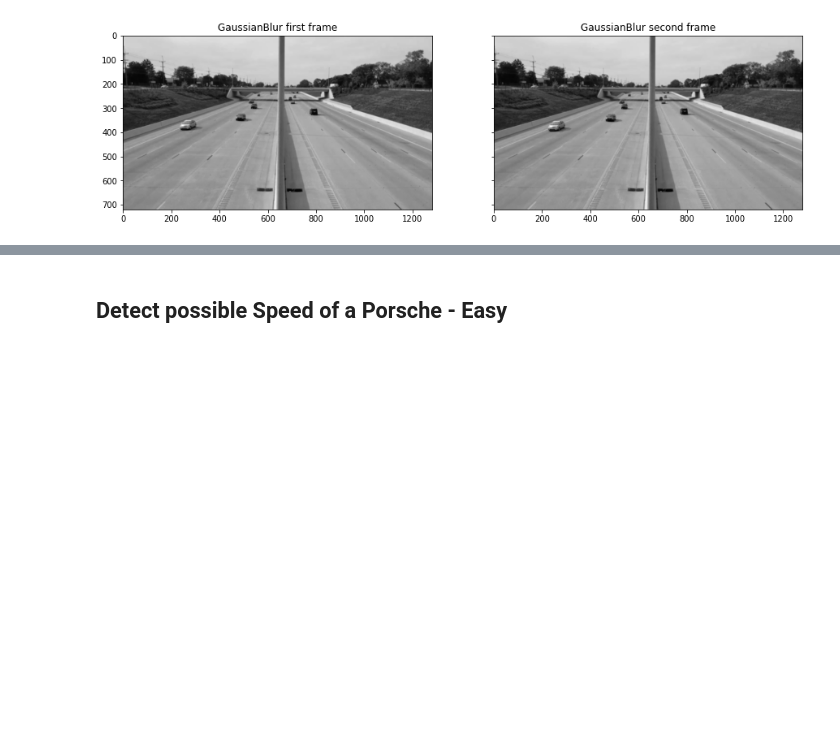
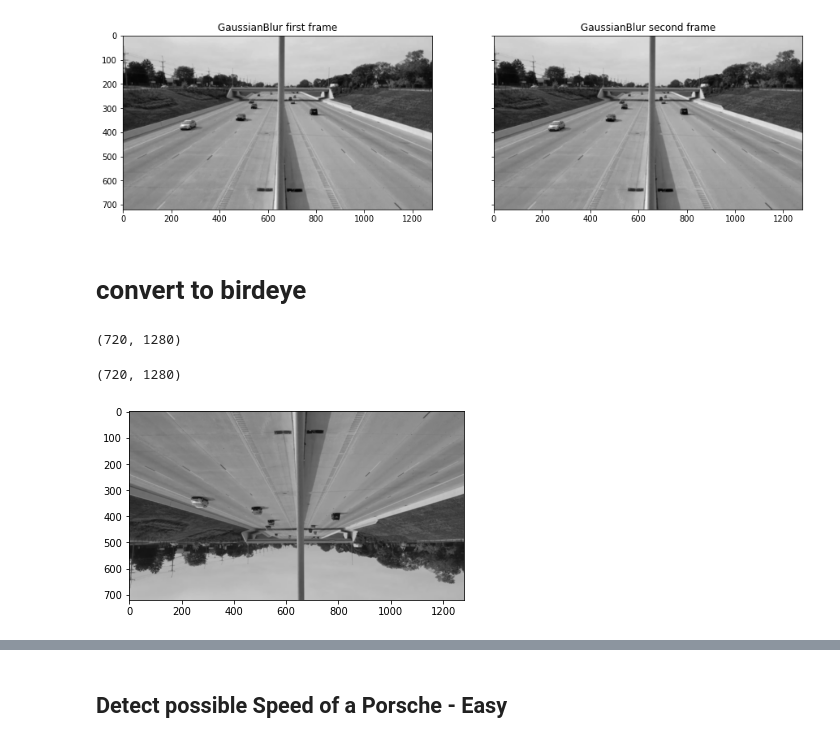
Before and after one commit to porscheofficial/speed-estimation-traffic-monitoring, a Jupyter notebook: notebooks/Proto_Pipe.ipynb, the cells around one changed output, grey strips where cells are left out. Saved outputs shown, nothing was run; the diff lists cells and outputs as text; code cells hidden in the pictures; blank space fills up the shorter version.

```diff
--- a/notebooks/Proto_Pipe.ipynb
+++ b/notebooks/Proto_Pipe.ipynb
@@ -69,3 +69,20 @@ img2 = cv2.GaussianBlur(img2,(5,5),0)
 plot_image([img1, img2], cmap='gray', captions=["GaussianBlur first frame", "GaussianBlur second frame"])
 # %% [output]
 [figure]
+# %% [markdown]
+# convert to birdeye
+# %%
+img1.shape
+# %% [output]
+(720, 1280)
+# %%
+img1_flip = cv2.flip(img1, 0)
+# %%
+img1_flip.shape
+# %% [output]
+(720, 1280)
+# %%
+plt.imshow(cv2.cvtColor(img1_flip, cv2.COLOR_BGR2RGB)) # Show results
+plt.show()
+# %% [output]
+[figure, added]
```
Also changed, not shown: parts of 1 cell of this notebook.
